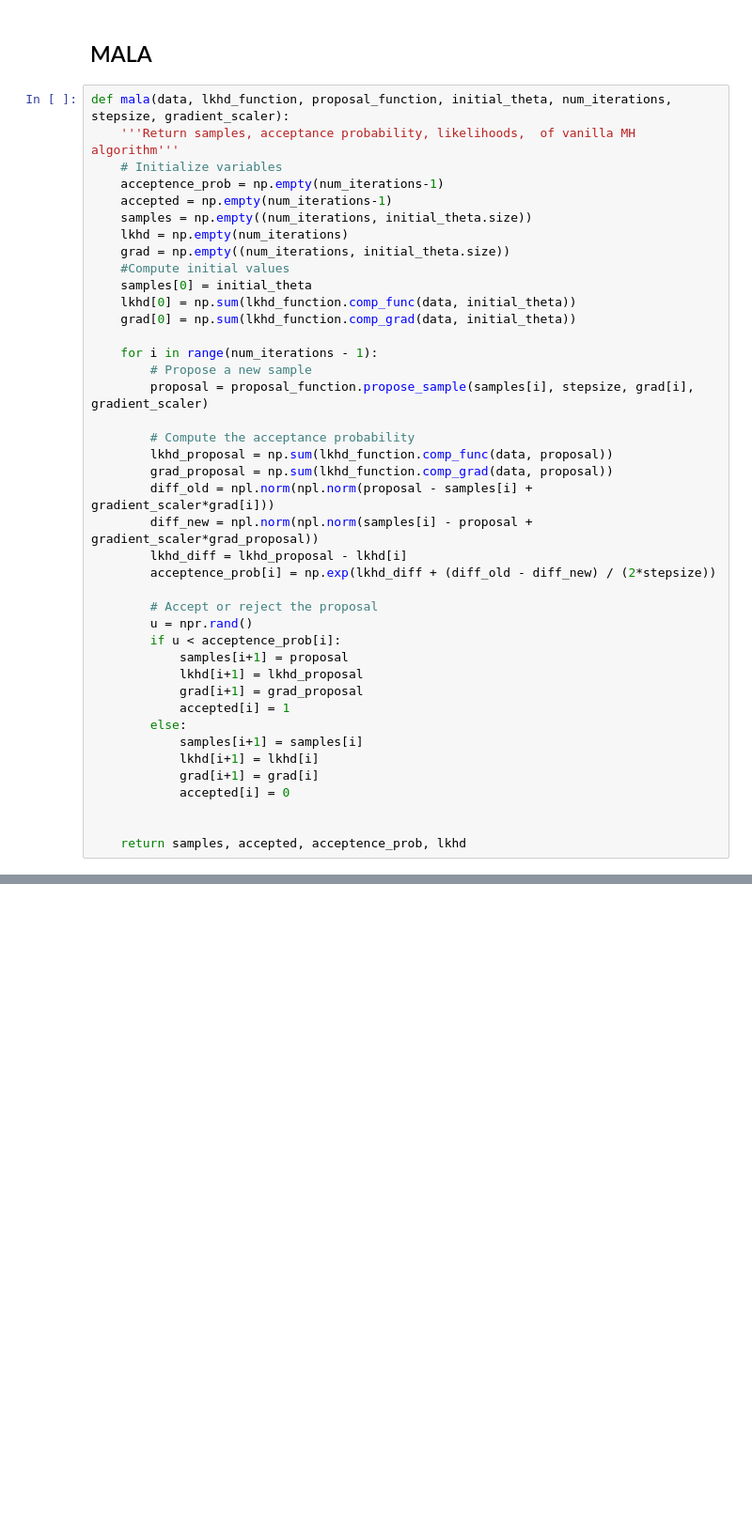
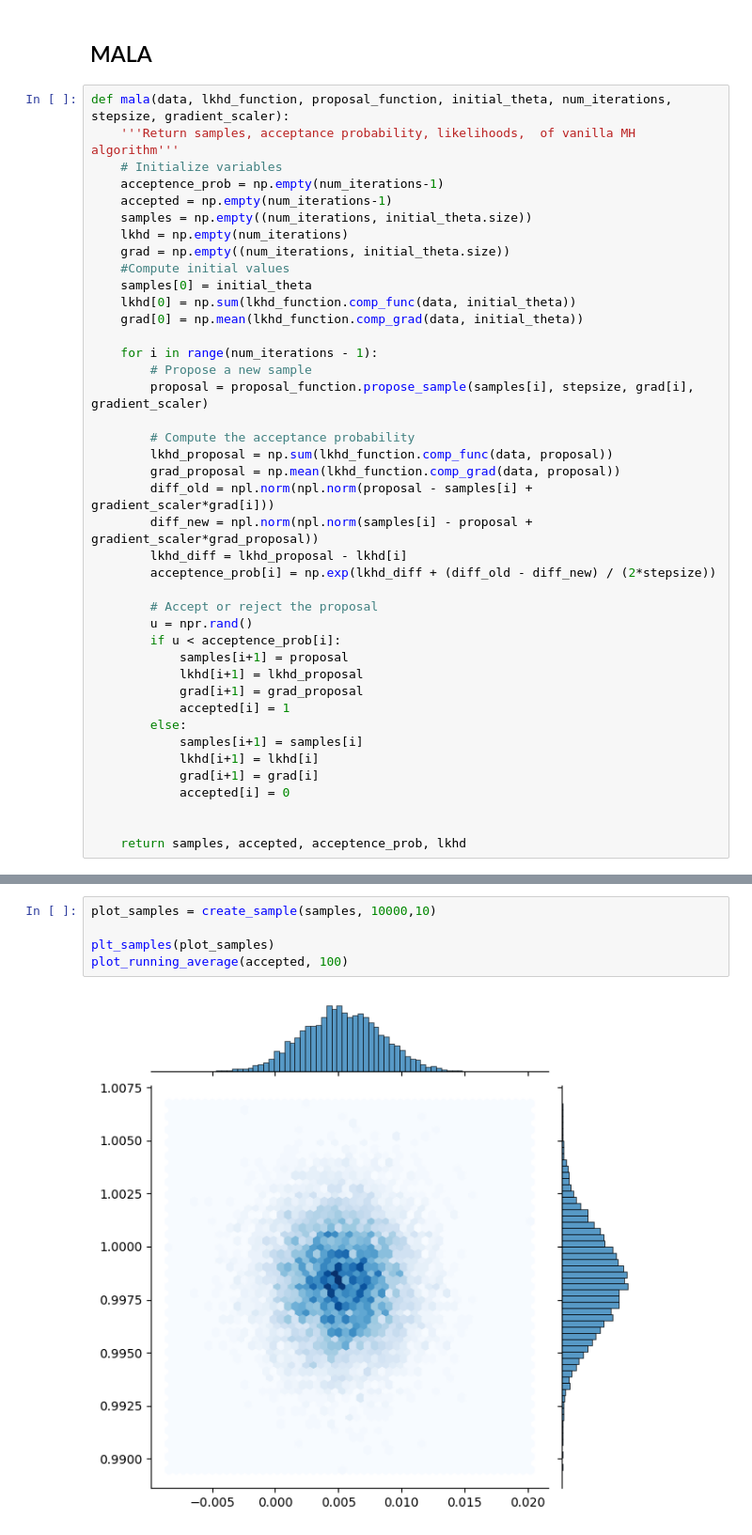
Before and after one commit to fnnrth/bt_MCMC_big_data, a Jupyter notebook: rundown_notebook.ipynb, the cells around one changed output, grey strips where cells are left out. Shown: that part at 94% size. Saved outputs shown, nothing was run; the diff lists cells and outputs as text; blank space fills up the shorter version.

```diff
--- a/rundown_notebook.ipynb
+++ b/rundown_notebook.ipynb
@@ -190,7 +211,7 @@ def mala(data, lkhd_function, proposal_function, initial_theta, num_iterations,
     #Compute initial values
     samples[0] = initial_theta
     lkhd[0] = np.sum(lkhd_function.comp_func(data, initial_theta))
-    grad[0] = np.sum(lkhd_function.comp_grad(data, initial_theta))
+    grad[0] = np.mean(lkhd_function.comp_grad(data, initial_theta))
 
     for i in range(num_iterations - 1):
         # Propose a new sample
@@ -198,7 +219,7 @@ def mala(data, lkhd_function, proposal_function, initial_theta, num_iterations,
 
         # Compute the acceptance probability
         lkhd_proposal = np.sum(lkhd_function.comp_func(data, proposal))
-        grad_proposal = np.sum(lkhd_function.comp_grad(data, proposal))
+        grad_proposal = np.mean(lkhd_function.comp_grad(data, proposal))
         diff_old = npl.norm(npl.norm(proposal - samples[i] + gradient_scaler*grad[i]))
         diff_new = npl.norm(npl.norm(samples[i] - proposal + gradient_scaler*grad_proposal))
         lkhd_diff = lkhd_proposal - lkhd[i]
@@ -233,0 +256,7 @@ samples, accepted, acceptence_prob, lkhd = mala(data, lkhd, proposal, initial_th
+# %%
+plot_samples = create_sample(samples, 10000,10)
+
+plt_samples(plot_samples)
+plot_running_average(accepted, 100)
+# %% [output]
+[figure, added]
```
Also changed, not shown: parts of 17 cells of this notebook.
